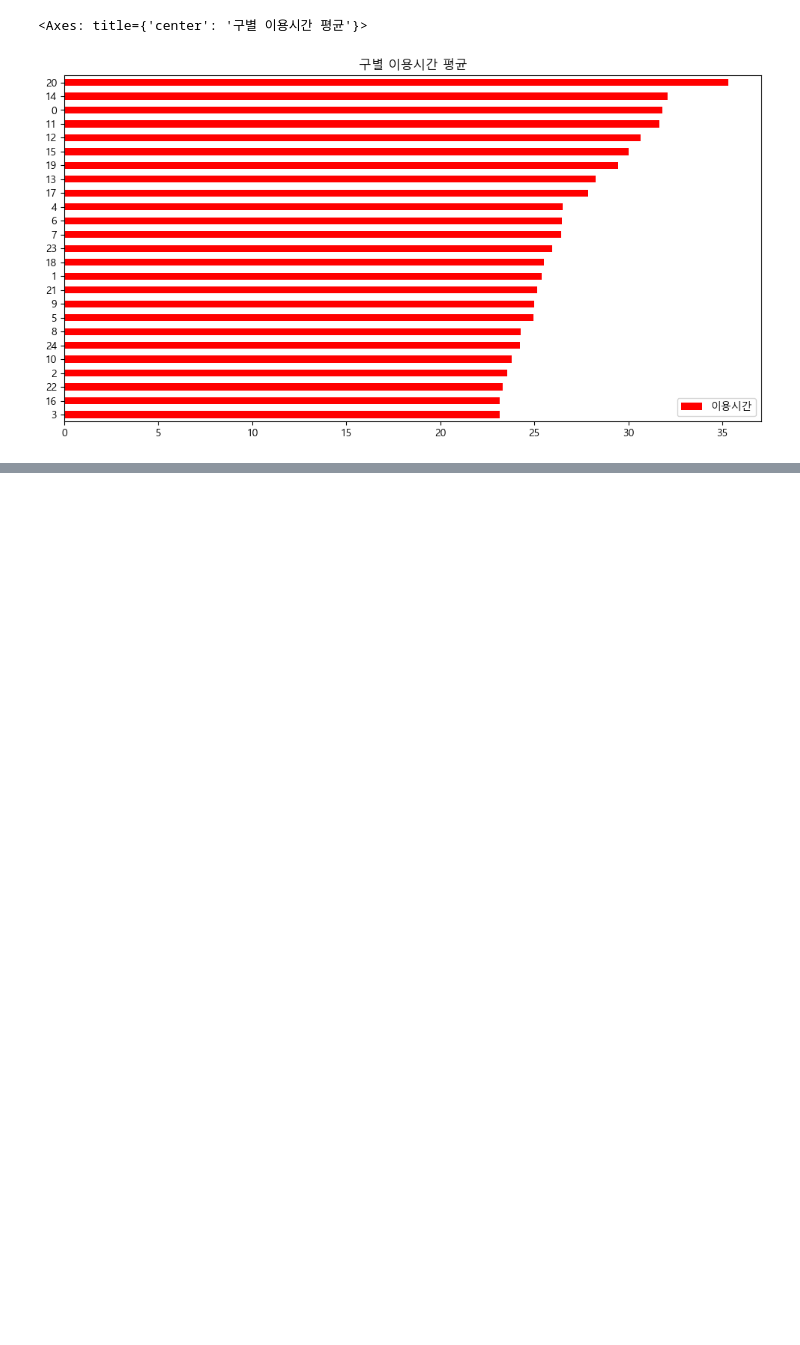
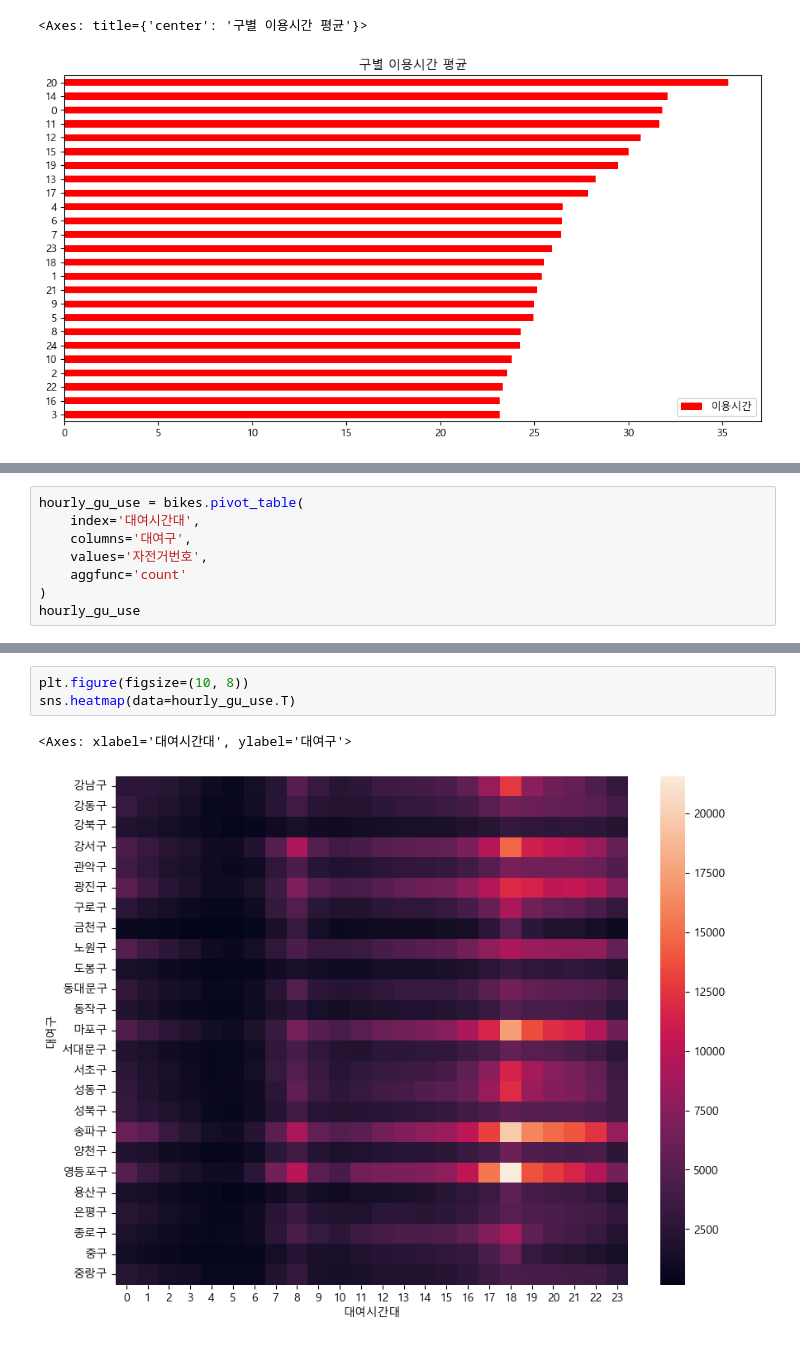
Before and after one commit to SiunKimm/seoul-bike-analysis, a Jupyter notebook: bike/practice/bike_practice.ipynb, the cells around one changed output, grey strips where cells are left out. Saved outputs shown, nothing was run; the diff lists cells and outputs as text; blank space fills up the shorter version.

```diff
--- a/bike/practice/bike_practice.ipynb
+++ b/bike/practice/bike_practice.ipynb
@@ -421,3 +421,11 @@ folium.Choropleth(
 map
 # %% [output]
 [interactive output not drawn]
+# %%
+hourly_gu_use = bikes.pivot_table(
+    index='대여시간대',
+    columns='대여구',
+    values='자전거번호',
+    aggfunc='count'
+)
+hourly_gu_use
@@ -423,0 +452,6 @@ map
+# %%
+plt.figure(figsize=(10, 8))
+sns.heatmap(data=hourly_gu_use.T)
+# %% [output]
+<Axes: xlabel='대여시간대', ylabel='대여구'>
+[figure, added]
```
Also changed, not shown: parts of 4 cells of this notebook.
